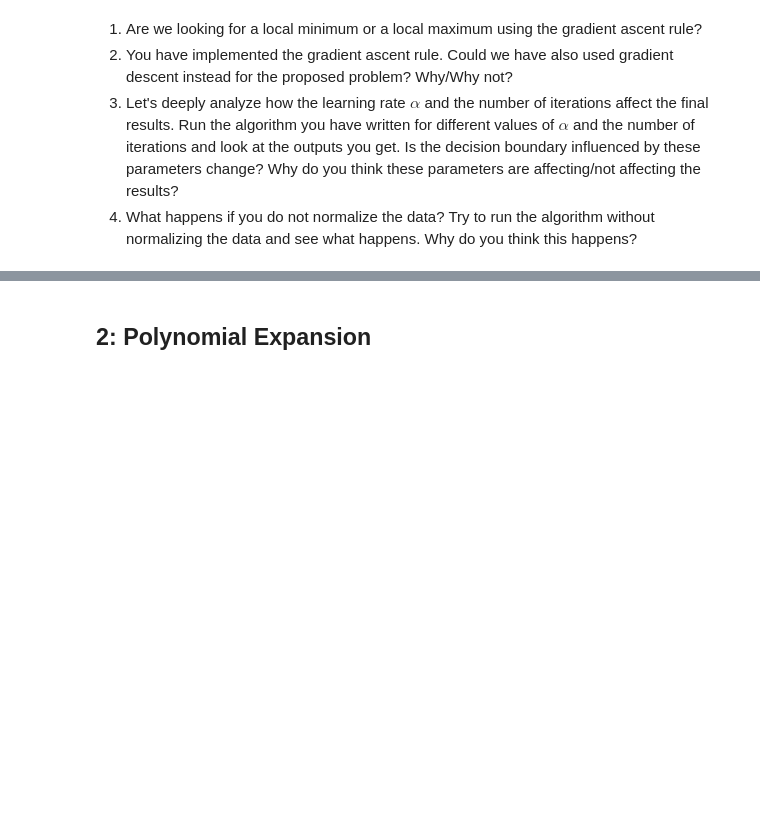
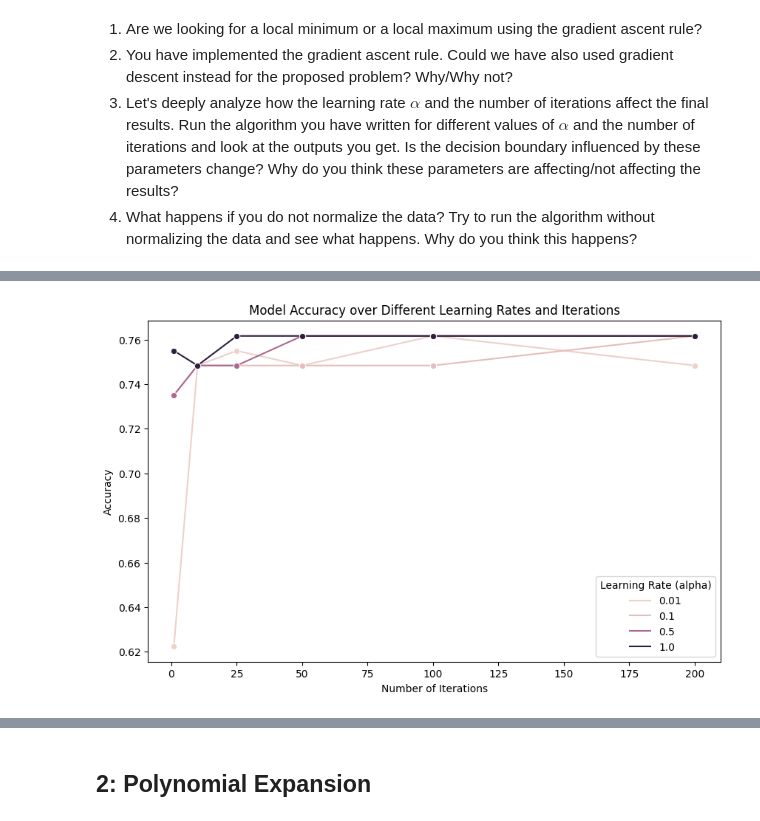
Before and after one commit to lorenzo-arcioni/Computer-Science-Sapienza, a Jupyter notebook: Foundation of Data Science/Homework02/HW2.ipynb, the cells around one changed output, grey strips where cells are left out. Cells and saved outputs as stored; diff of their text form; code cells hidden in the pictures; blank space fills up the shorter version.

```diff
--- a/Foundation of Data Science/Homework02/HW2.ipynb
+++ b/Foundation of Data Science/Homework02/HW2.ipynb
@@ -290,0 +363,46 @@ Accuracy: 0.7615894039735099
+# %%
+# Load and prepare data
+data = pd.read_csv("assets/train.csv")
+data.dropna(inplace=True)
+data = data[data["species"] != "Chinstrap"]
+
+# Standardize features
+X = data[["bill_length", "body_mass"]]
+X = (X - X.mean()) / X.std()
+X["bias"] = 1  # Add bias term
+X = X[["bias", "bill_length", "body_mass"]]  # Reorder to have bias term first
+y = data["species"].map({"Adelie": 0, "Gentoo": 1}).values
+
+# Define parameter ranges for learning rate (alpha) and number of iterations (n_iter)
+alphas = [0.01, 0.1, 0.5, 1.0]  # Learning rates
+n_iters = [1, 10, 25, 50, 100, 200]  # Number of iterations
+
+# Track accuracy results
+accuracy_results = []
+
+# Perform analysis over combinations of alpha and n_iter
+for alpha in alphas:
+    for n_iter in n_iters:
+        # Initialize model and train using the custom LogisticRegression model
+        model = LogisticRegression(num_features=X.shape[1])  # Custom model initialization
+        log_l_history, _ = fit(model, X, y, lr=alpha, num_steps=n_iter)
+
+        # Predict and calculate accuracy
+        accuracy = ((model.predict(X) > 0.5) == y).mean()
+
+        # Save accuracy for this configuration
+        accuracy_results.append({"alpha": alpha, "n_iter": n_iter, "accuracy": accuracy})
+
+# Convert accuracy results into a DataFrame for plotting
+accuracy_df = pd.DataFrame(accuracy_results)
+
+# Plot accuracy for each combination of alpha and n_iter
+plt.figure(figsize=(10, 6))
+sns.lineplot(data=accuracy_df, x="n_iter", y="accuracy", hue="alpha", marker="o")
+plt.title("Model Accuracy over Different Learning Rates and Iterations")
+plt.xlabel("Number of Iterations")
+plt.ylabel("Accuracy")
+plt.legend(title="Learning Rate (alpha)")
+plt.show()
+# %% [output]
+[figure, added]
```
Also changed, not shown: parts of 8 cells of this notebook, 1 other file.
